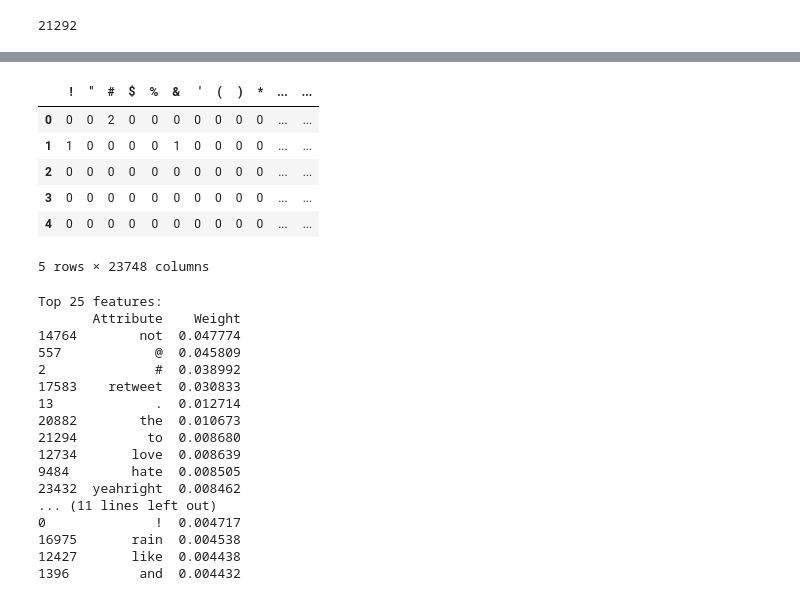
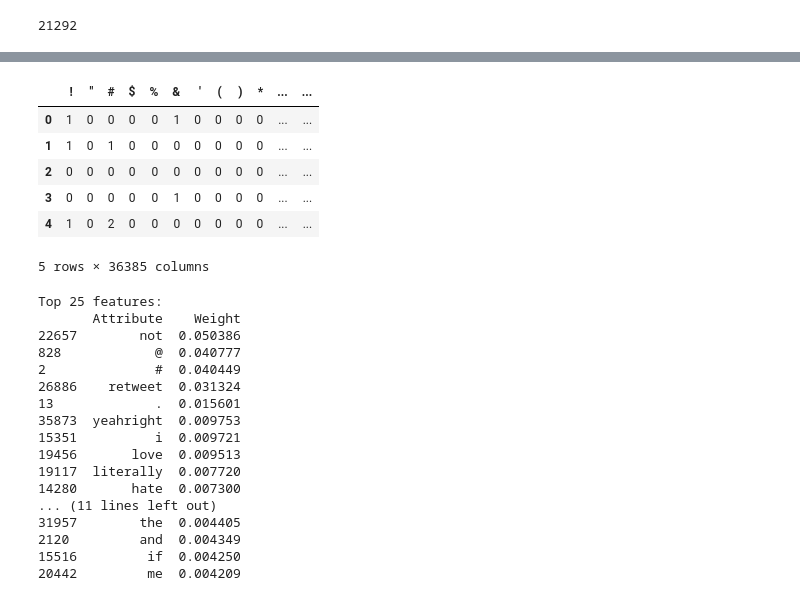
Before and after one commit to Smccb/Text-Analysis-assignment, a Jupyter notebook: feature_selection.ipynb, the cells around one changed output, grey strips where cells are left out. Saved outputs shown, nothing was run; the diff lists cells and outputs as text; code cells hidden in the pictures.

```diff
--- a/feature_selection.ipynb
+++ b/feature_selection.ipynb
@@ -94 +168,4 @@ removed_abbreviations = prep_funct.replace_abbreviations(replace_emoji)
+# %%
+replace_user_mentions = removed_abbreviations.copy
+replace_user_mentions = prep_funct.replace_user_mentions(removed_abbreviations)
 # %%
@@ -219,18 +277,18 @@ weighted avg       0.69      0.68      0.68     21292
 # %%
-count_matrix = tmu.build_count_matrix(removed_abbreviations.text)
+count_matrix = tmu.build_count_matrix(replace_user_mentions.text)
 count_matrix.head()
 # %% [output]
 |  | ! | " | # | $ | % | & | ' | ( | ) | * | ... | ... |
-| 0 | 0 | 0 | 2 | 0 | 0 | 0 | 0 | 0 | 0 | 0 | ... | ... |
-| 1 | 1 | 0 | 0 | 0 | 0 | 1 | 0 | 0 | 0 | 0 | ... | ... |
+| 0 | 1 | 0 | 0 | 0 | 0 | 1 | 0 | 0 | 0 | 0 | ... | ... |
+| 1 | 1 | 0 | 1 | 0 | 0 | 0 | 0 | 0 | 0 | 0 | ... | ... |
 | 2 | 0 | 0 | 0 | 0 | 0 | 0 | 0 | 0 | 0 | 0 | ... | ... |
-| 3 | 0 | 0 | 0 | 0 | 0 | 0 | 0 | 0 | 0 | 0 | ... | ... |
-| 4 | 0 | 0 | 0 | 0 | 0 | 0 | 0 | 0 | 0 | 0 | ... | ... |
+| 3 | 0 | 0 | 0 | 0 | 0 | 1 | 0 | 0 | 0 | 0 | ... | ... |
+| 4 | 1 | 0 | 2 | 0 | 0 | 0 | 0 | 0 | 0 | 0 | ... | ... |
-5 rows × 23748 columns
+5 rows × 36385 columns
 # %%
 from sklearn.tree import DecisionTreeClassifier
 
-y = removed_abbreviations.isSarcastic
+y = replace_user_mentions.isSarcastic
 
 dt = DecisionTreeClassifier(random_state=1)
 tree_weighted_matrix = tmu.clf_univariate_fs(count_matrix, y, dt,
@@ -238,21 +296,21 @@ num_features=25, scores_to_print=25)
 # %% [output]
 Top 25 features:
        Attribute    Weight
-14764        not  0.047774
-557            @  0.045809
-2              #  0.038992
-17583    retweet  0.030833
-13             .  0.012714
-20882        the  0.010673
-21294         to  0.008680
-12734       love  0.008639
-9484        hate  0.008505
-23432  yeahright  0.008462
+22657        not  0.050386
+828            @  0.040777
+2              #  0.040449
+26886    retweet  0.031324
+13             .  0.015601
+35873  yeahright  0.009753
+15351          i  0.009721
+19456       love  0.009513
+19117  literally  0.007720
+14280       hate  0.007300
 ... (11 lines left out)
-0              !  0.004717
-16975       rain  0.004538
-12427       like  0.004438
-1396         and  0.004432
+31957        the  0.004405
+2120         and  0.004349
+15516         if  0.004250
+20442         me  0.004209
 # %%
 tmu.printClassifReport(dt, tree_weighted_matrix, y)
 # %% [output]
```
Also changed, not shown: parts of 13 cells of this notebook, 9 other files.
